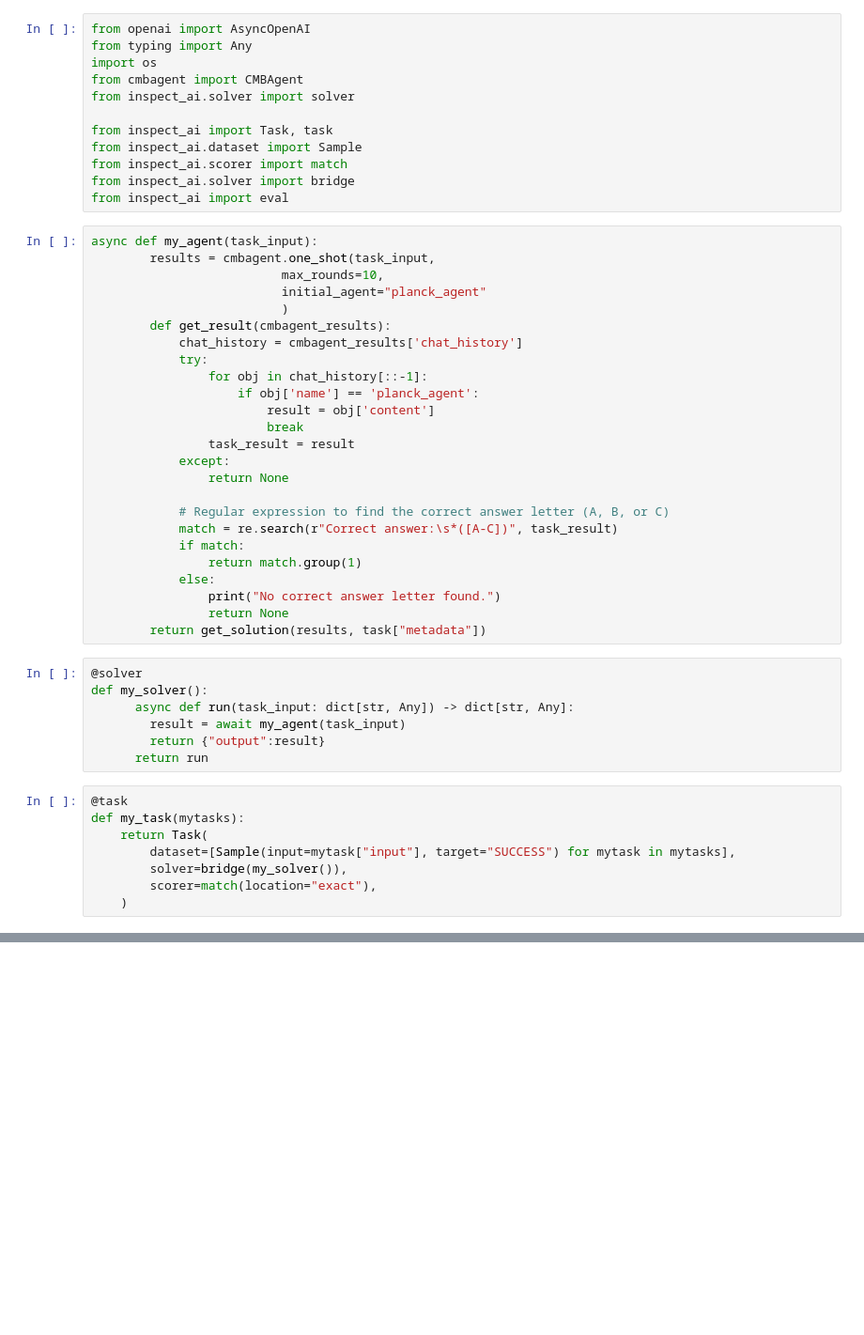
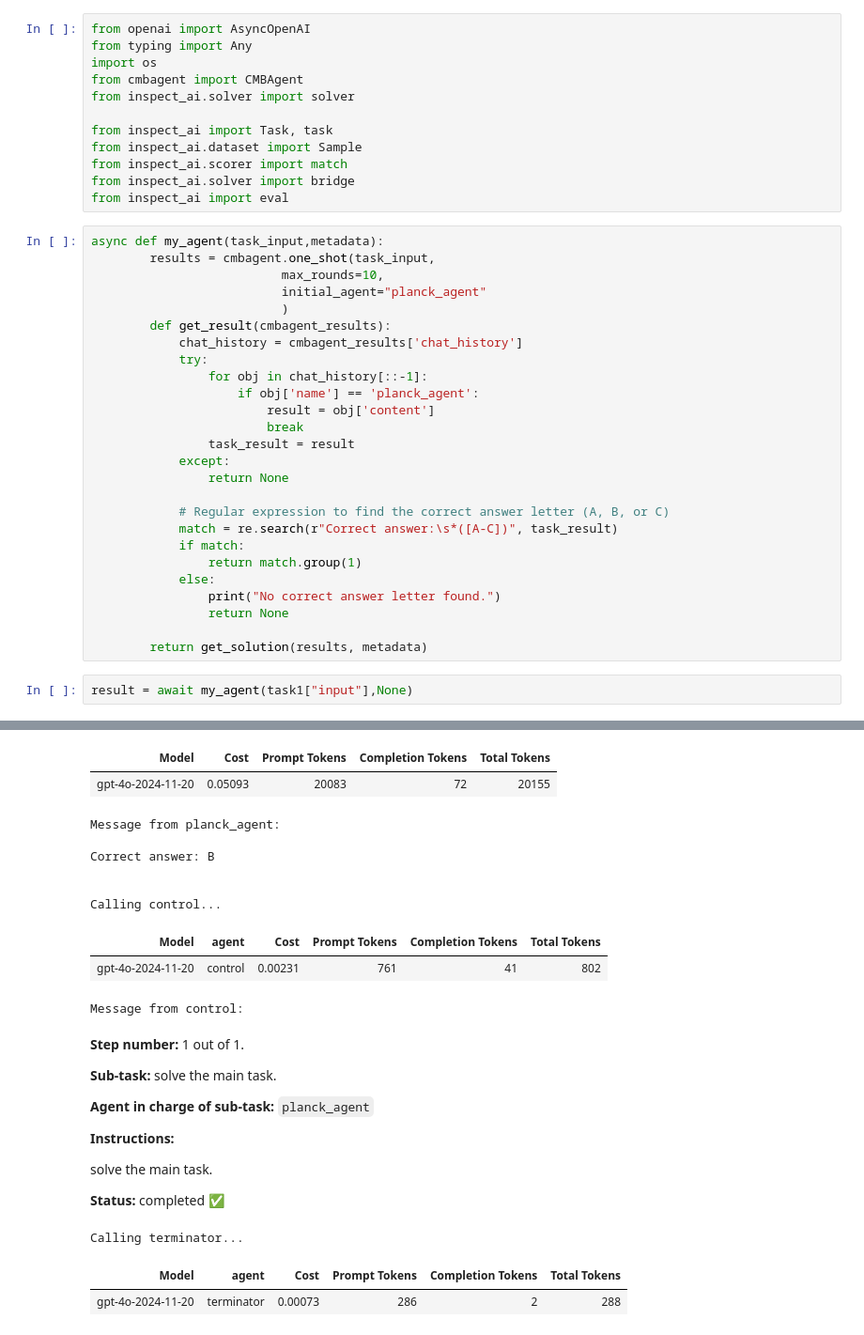
Before and after one commit to CMBAgents/cmbagent, a Jupyter notebook: docs/notebooks/wip/cmbagent_beta3_eval_one_shot_rag.ipynb, the cells around one changed output, grey strips where cells are left out. Shown at 94% size. Cells and saved outputs as stored; diff of their text form; blank space fills up the shorter version.

```diff
--- a/docs/notebooks/wip/cmbagent_beta3_eval_one_shot_rag.ipynb
+++ b/docs/notebooks/wip/cmbagent_beta3_eval_one_shot_rag.ipynb
@@ -157,7 +160,7 @@ from inspect_ai.scorer import match
 from inspect_ai.solver import bridge
 from inspect_ai import eval
 # %%
-async def my_agent(task_input):
+async def my_agent(task_input,metadata):
         results = cmbagent.one_shot(task_input,
                           max_rounds=10,
                           initial_agent="planck_agent"
@@ -180,19 +183,8 @@ async def my_agent(task_input):
             else:
                 print("No correct answer letter found.")
                 return None
-        return get_solution(results, task["metadata"])
+
+        return get_solution(results, metadata)
-# %%
-@solver
-def my_solver():
-      async def run(task_input: dict[str, Any]) -> dict[str, Any]:
-        result = await my_agent(task_input)
-        return {"output":result}
-      return run
-# %%
-@task
-def my_task(mytasks):
-    return Task(
-        dataset=[Sample(input=mytask["input"], target="SUCCESS") for mytask in mytasks],
-        solver=bridge(my_solver()),
-        scorer=match(location="exact"),
-    )
+# %%
+result = await my_agent(task1["input"],None)
+# %% [output]
@@ -198,0 +209,26 @@ def my_task(mytasks):
+| Model | Cost | Prompt Tokens | Completion Tokens | Total Tokens |
+| gpt-4o-2024-11-20 | 0.05093 | 20083 | 72 | 20155 |
+Message from planck_agent:
+
+Correct answer: B
+
+
+Calling control...
+| Model | agent | Cost | Prompt Tokens | Completion Tokens | Total Tokens |
+| gpt-4o-2024-11-20 | control | 0.00231 | 761 | 41 | 802 |
+Message from control:
+
+**Step number:** 1 out of 1.
+
+**Sub-task:** solve the main task.
+
+**Agent in charge of sub-task:** `planck_agent`
+
+**Instructions:**
+
+solve the main task.
+
+**Status:** completed ✅
+Calling terminator...
+| Model | agent | Cost | Prompt Tokens | Completion Tokens | Total Tokens |
+| gpt-4o-2024-11-20 | terminator | 0.00073 | 286 | 2 | 288 |
```
Also changed, not shown: parts of 7 cells of this notebook, 6 other files.
